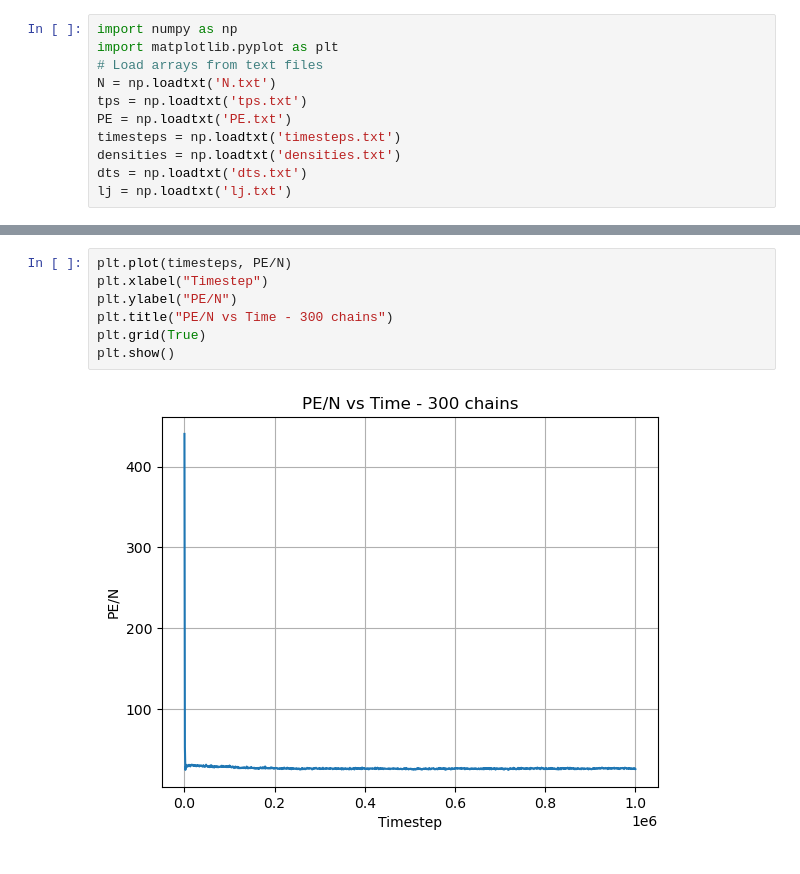
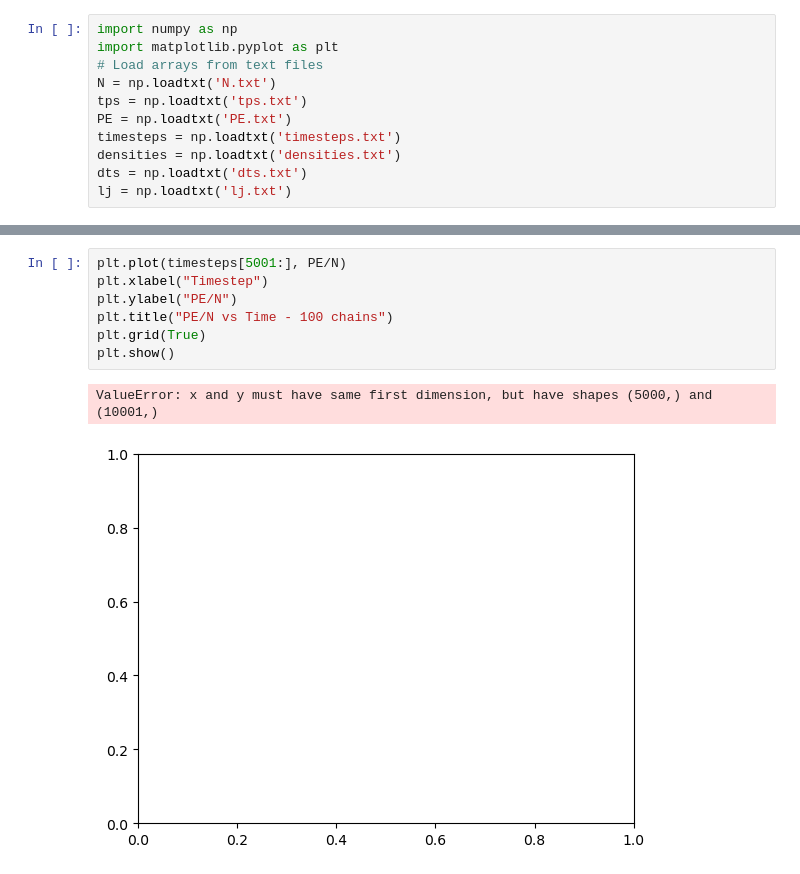
Before and after one commit to eridanirojas/mxene, a Jupyter notebook: example/plots.ipynb, the cells around one changed output, grey strips where cells are left out. Saved outputs shown, nothing was run; the diff lists cells and outputs as text.

```diff
--- a/example/plots.ipynb
+++ b/example/plots.ipynb
@@ -25,12 +26,13 @@ plt.show()
 # %%
-plt.plot(timesteps, PE/N)
+plt.plot(timesteps[5001:], PE/N)
 plt.xlabel("Timestep")
 plt.ylabel("PE/N")
-plt.title("PE/N vs Time - 300 chains")
+plt.title("PE/N vs Time - 100 chains")
 plt.grid(True)
 plt.show()
 # %% [output]
+ValueError: x and y must have same first dimension, but have shapes (5000,) and (10001,)
-[figure, old version]
+[figure, new version]
 # %%
 plt.plot(N, tps)
 plt.xlabel("Number of Chains")
```
Also changed, not shown: parts of 6 cells of this notebook, 1 other file.
